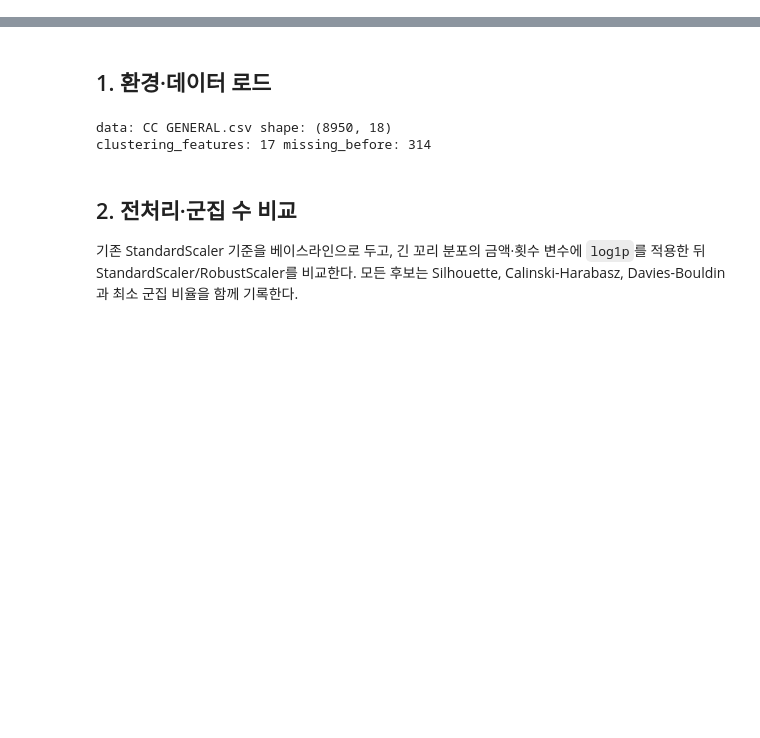
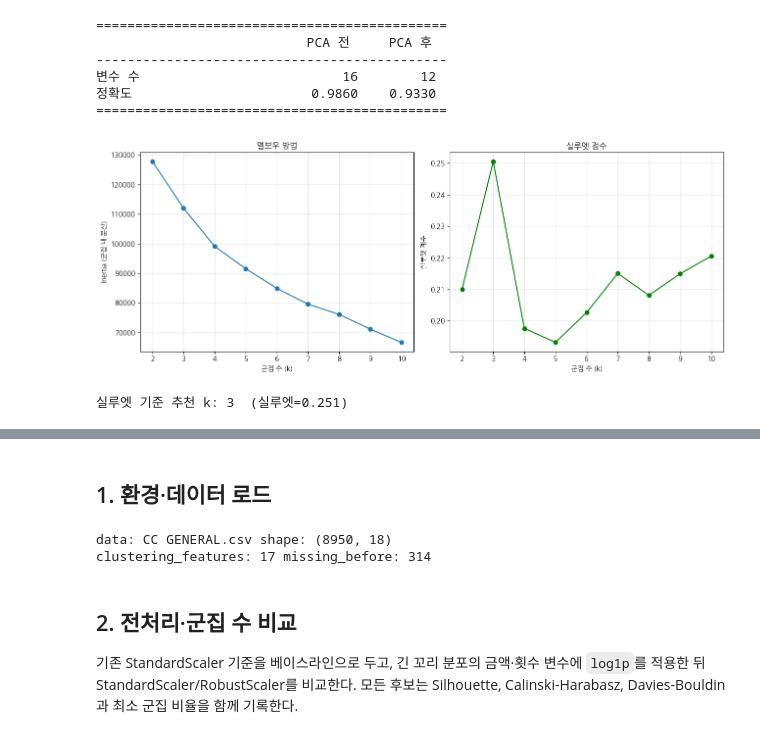
Before and after one commit to justkeepintouch00/DF-Machine-Learning-project, a Jupyter notebook: unsupervised/credit_card_segmentation.ipynb, the cells around one changed output, grey strips where cells are left out. Saved outputs shown, nothing was run; the diff lists cells and outputs as text; code cells hidden in the pictures; blank space fills up the shorter version.

```diff
--- a/unsupervised/credit_card_segmentation.ipynb
+++ b/unsupervised/credit_card_segmentation.ipynb
@@ -0,0 +71,5 @@
+# %%
+# df.fillna(df.mean(), inplace = True) 이렇게 실행하면 object인것도 변환하려고 하여 오류남
+
+# dtypes가 number인 null 데이터 부분을 mean으로 채우기
+df1 = df.fillna(df.select_dtypes(include=['number']).mean())
@@ -0,0 +97,3 @@
+# %%
+# 의미없는 변수 X(CUST_ID) 제거
+df2 = df1.drop(columns = ['CUST_ID'])
@@ -0,0 +343,55 @@
+# %%
+print("=" * 45)
+print(f"{'':22} {'PCA 전':>9} {'PCA 후':>9}")
+print("-" * 45)
+print(f"{'변수 수':22} {X_train.shape[1]:>9} {n_components:>9}")
+print(f"{'정확도':22} {accuracy_score(y_test, pred):>9.4f} {accuracy_score(y_test, pred_pca):>9.4f}")
+print("=" * 45)
+# %% [output]
+=============================================
+                           PCA 전     PCA 후
+---------------------------------------------
+변수 수                          16        12
+정확도                       0.9860    0.9330
+=============================================
+# %%
+from sklearn.cluster import KMeans
+from sklearn.metrics import silhouette_score
+import numpy as np
+import matplotlib.pyplot as plt
+
+K_range = range(2, 11)
+inertias = []
+silhouettes = []
+
+for k in K_range:
+    km = KMeans(n_clusters=k, random_state=42, n_init=10)
+    labels = km.fit_predict(df_scaled)
+    inertias.append(km.inertia_)
+    silhouettes.append(silhouette_score(df_scaled, labels))
+
+fig, axes = plt.subplots(1, 2, figsize=(13, 5))
+
+# 엘보우: inertia(군집 내 거리 합)가 꺾이는 지점
+axes[0].plot(list(K_range), inertias, marker='o')
+axes[0].set_xlabel('군집 수 (k)')
+axes[0].set_ylabel('Inertia (군집 내 분산)')
+axes[0].set_title('엘보우 방법')
+axes[0].grid(alpha=0.3)
+
+# 실루엣: 1에 가까울수록 군집이 잘 분리됨
+axes[1].plot(list(K_range), silhouettes, marker='o', color='green')
+axes[1].set_xlabel('군집 수 (k)')
+axes[1].set_ylabel('실루엣 계수')
+axes[1].set_title('실루엣 점수')
+axes[1].grid(alpha=0.3)
+
+plt.tight_layout()
+plt.savefig('kmeans_k_selection.png', dpi=150)
+plt.show()
+
+best_k = list(K_range)[int(np.argmax(silhouettes))]
+print(f"실루엣 기준 추천 k: {best_k}  (실루엣={max(silhouettes):.3f})")
+# %% [output]
+[figure, added]
+실루엣 기준 추천 k: 3  (실루엣=0.251)
```
Also changed, not shown: parts of 47 cells of this notebook, 16 other files.
